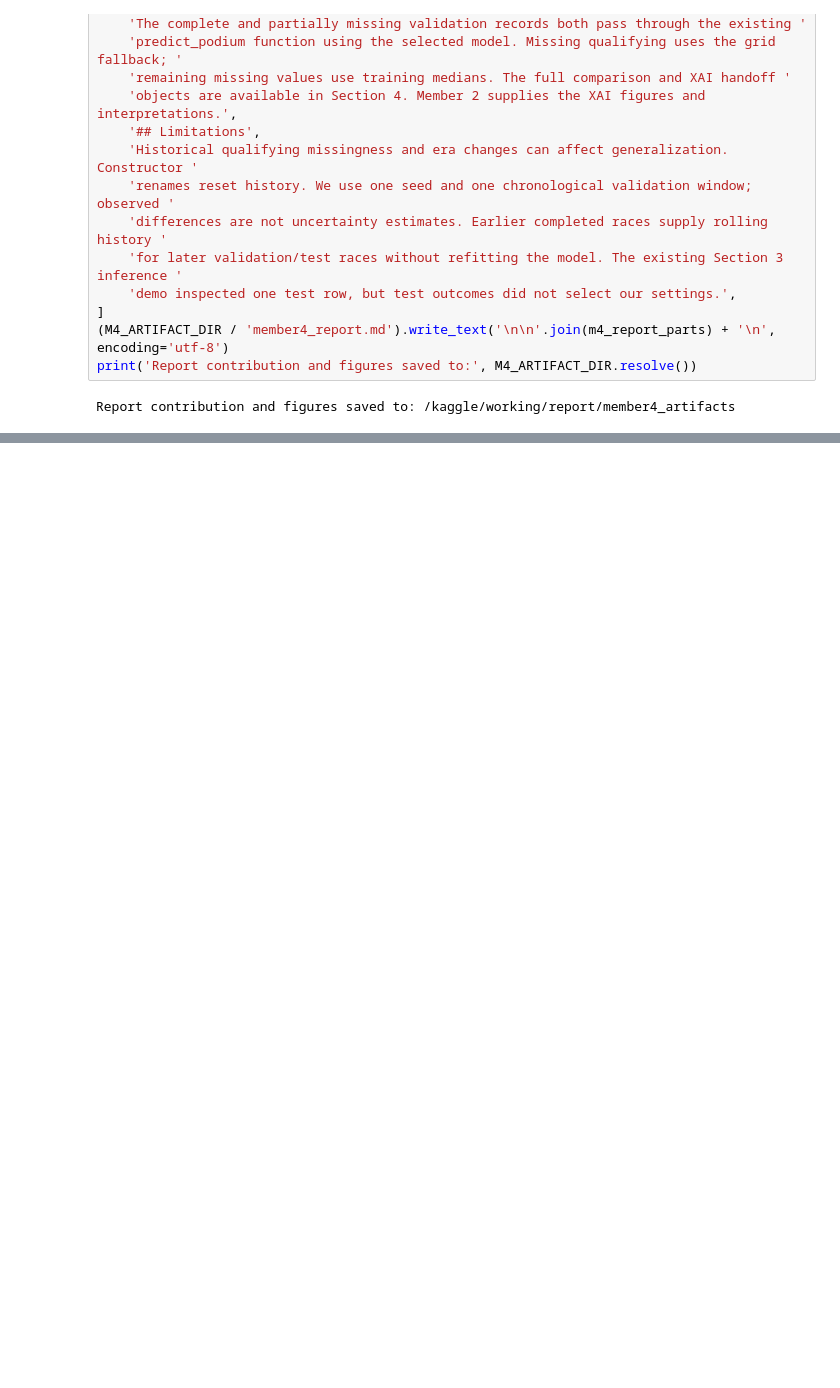
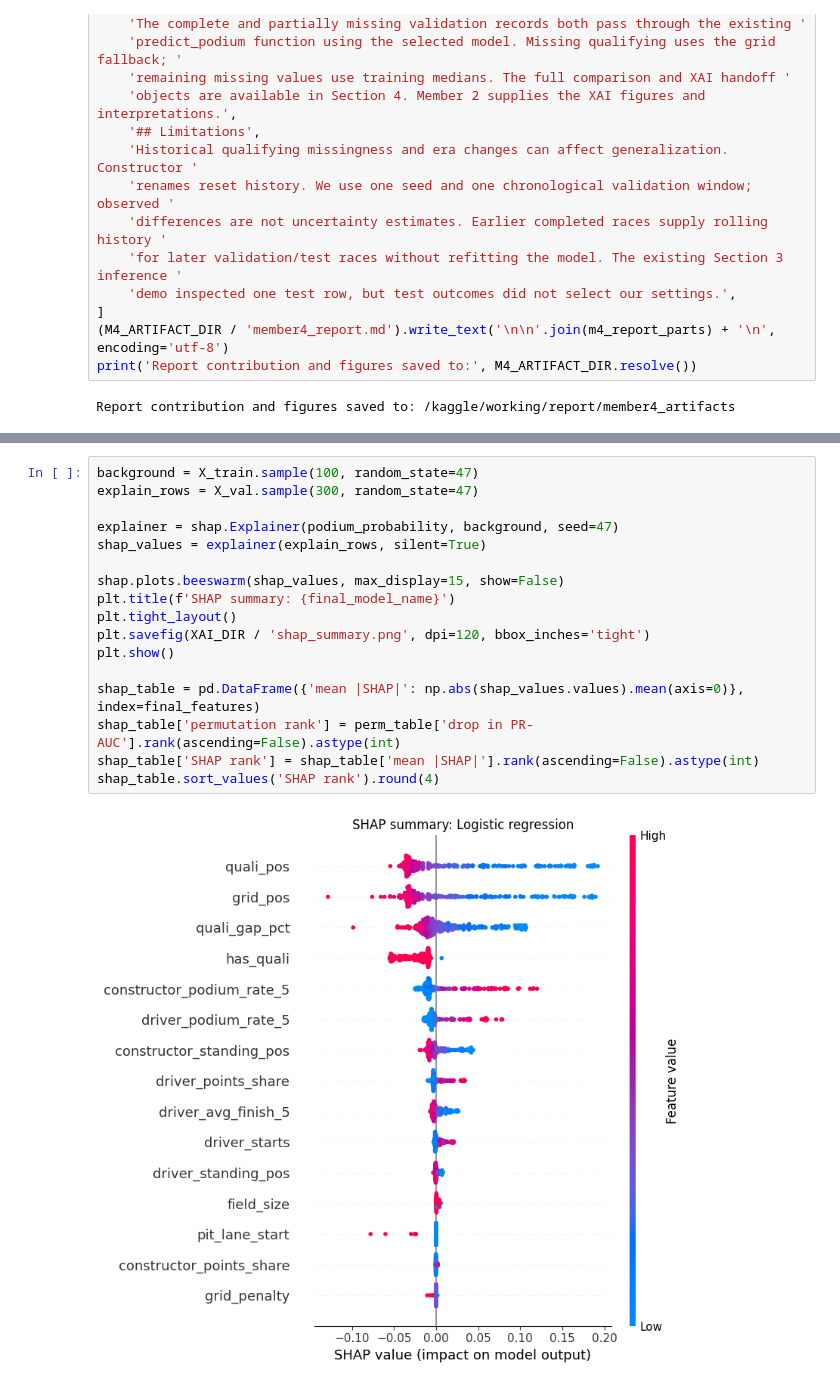
Before and after one commit to mahmoud-hatem-zaky/team47-acl-prodium-prediction, a Jupyter notebook: notebooks/f1-podium-prediction-milestone-1-team-47.ipynb, the cells around one changed output, grey strips where cells are left out. Cells and saved outputs as stored; diff of their text form; blank space fills up the shorter version.

```diff
--- a/notebooks/f1-podium-prediction-milestone-1-team-47.ipynb
+++ b/notebooks/f1-podium-prediction-milestone-1-team-47.ipynb
@@ -1935,0 +2029,19 @@ Report contribution and figures saved to: /kaggle/working/report/member4_artifac
+# %%
+background = X_train.sample(100, random_state=47)
+explain_rows = X_val.sample(300, random_state=47)
+
+explainer = shap.Explainer(podium_probability, background, seed=47)
+shap_values = explainer(explain_rows, silent=True)
+
+shap.plots.beeswarm(shap_values, max_display=15, show=False)
+plt.title(f'SHAP summary: {final_model_name}')
+plt.tight_layout()
+plt.savefig(XAI_DIR / 'shap_summary.png', dpi=120, bbox_inches='tight')
+plt.show()
+
+shap_table = pd.DataFrame({'mean |SHAP|': np.abs(shap_values.values).mean(axis=0)}, index=final_features)
+shap_table['permutation rank'] = perm_table['drop in PR-AUC'].rank(ascending=False).astype(int)
+shap_table['SHAP rank'] = shap_table['mean |SHAP|'].rank(ascending=False).astype(int)
+shap_table.sort_values('SHAP rank').round(4)
+# %% [output]
+[figure, added]
```
Also changed, not shown: parts of 13 cells of this notebook, 9 other files.
